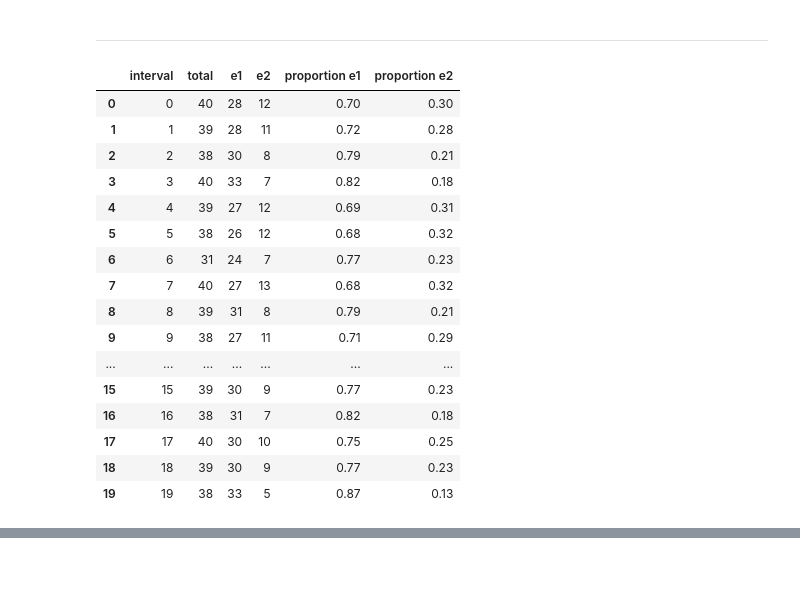
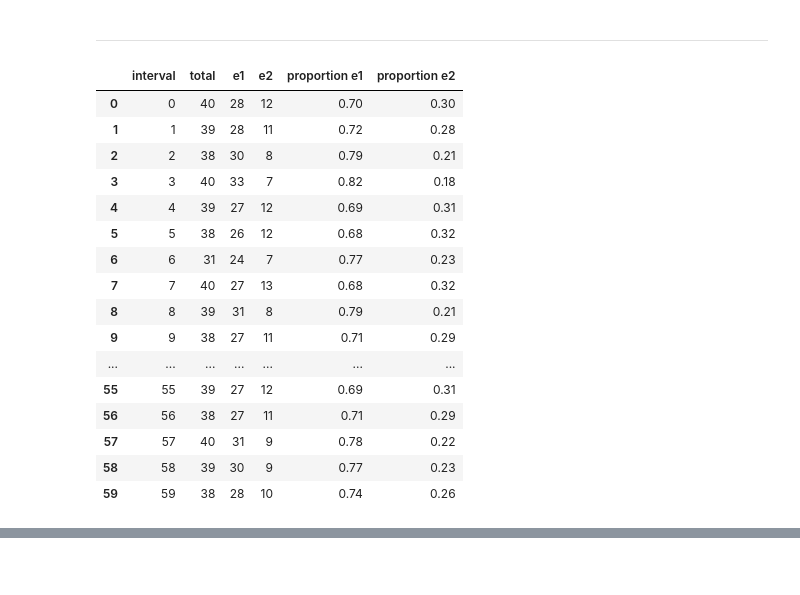
Before and after one commit to JuanPablo2019/myst_jprm_lab2, a Jupyter notebook: notebook.ipynb, the cells around one changed output, grey strips where cells are left out. Drawn from its saved outputs; the diff is of its cells as text; code cells hidden in the pictures.

Commit message:
martingale function mid per minute

```diff
--- a/notebook.ipynb
+++ b/notebook.ipynb
@@ -182,0 +132,3 @@ exp_2['proportion e2'] = prop_e2
+# %%
+mid_exp1_h = fn.f_martingale(data_ob=dt.ob_data,price='midprice',interval='minutes')
+mid_exp1_h.head(10)
@@ -274,23 +205,23 @@ In the other hand the proportion that did not acomplish the property is 0.27
 ## <font color= #6B6B6B> 5.2 Results of Mid Price series from the first trading hour group by minute </font>
 # %% [markdown]
 <hr style="border:0.02in solid gray"> </hr>
-# %%
-exp_2.head(20)
-# %% [output]
-|  | interval | total | e1 | e2 | proportion e1 | proportion e2 |
-| 0 | 0 | 40 | 28 | 12 | 0.70 | 0.30 |
-| 1 | 1 | 39 | 28 | 11 | 0.72 | 0.28 |
-| 2 | 2 | 38 | 30 | 8 | 0.79 | 0.21 |
-| 3 | 3 | 40 | 33 | 7 | 0.82 | 0.18 |
-| 4 | 4 | 39 | 27 | 12 | 0.69 | 0.31 |
-| 5 | 5 | 38 | 26 | 12 | 0.68 | 0.32 |
-| 6 | 6 | 31 | 24 | 7 | 0.77 | 0.23 |
-| 7 | 7 | 40 | 27 | 13 | 0.68 | 0.32 |
-| 8 | 8 | 39 | 31 | 8 | 0.79 | 0.21 |
-| 9 | 9 | 38 | 27 | 11 | 0.71 | 0.29 |
-| ... | ... | ... | ... | ... | ... | ... |
-| 15 | 15 | 39 | 30 | 9 | 0.77 | 0.23 |
-| 16 | 16 | 38 | 31 | 7 | 0.82 | 0.18 |
-| 17 | 17 | 40 | 30 | 10 | 0.75 | 0.25 |
-| 18 | 18 | 39 | 30 | 9 | 0.77 | 0.23 |
-| 19 | 19 | 38 | 33 | 5 | 0.87 | 0.13 |
+# %%
+mid_exp1_h
+# %% [output]
+|  | interval | total | e1 | e2 | proportion e1 | proportion e2 |
+| 0 | 0 | 40 | 28 | 12 | 0.70 | 0.30 |
+| 1 | 1 | 39 | 28 | 11 | 0.72 | 0.28 |
+| 2 | 2 | 38 | 30 | 8 | 0.79 | 0.21 |
+| 3 | 3 | 40 | 33 | 7 | 0.82 | 0.18 |
+| 4 | 4 | 39 | 27 | 12 | 0.69 | 0.31 |
+| 5 | 5 | 38 | 26 | 12 | 0.68 | 0.32 |
+| 6 | 6 | 31 | 24 | 7 | 0.77 | 0.23 |
+| 7 | 7 | 40 | 27 | 13 | 0.68 | 0.32 |
+| 8 | 8 | 39 | 31 | 8 | 0.79 | 0.21 |
+| 9 | 9 | 38 | 27 | 11 | 0.71 | 0.29 |
+| ... | ... | ... | ... | ... | ... | ... |
+| 55 | 55 | 39 | 27 | 12 | 0.69 | 0.31 |
+| 56 | 56 | 38 | 27 | 11 | 0.71 | 0.29 |
+| 57 | 57 | 40 | 31 | 9 | 0.78 | 0.22 |
+| 58 | 58 | 39 | 30 | 9 | 0.77 | 0.23 |
+| 59 | 59 | 38 | 28 | 10 | 0.74 | 0.26 |
```
Also changed, not shown: parts of 24 cells of this notebook, 1 other file.
